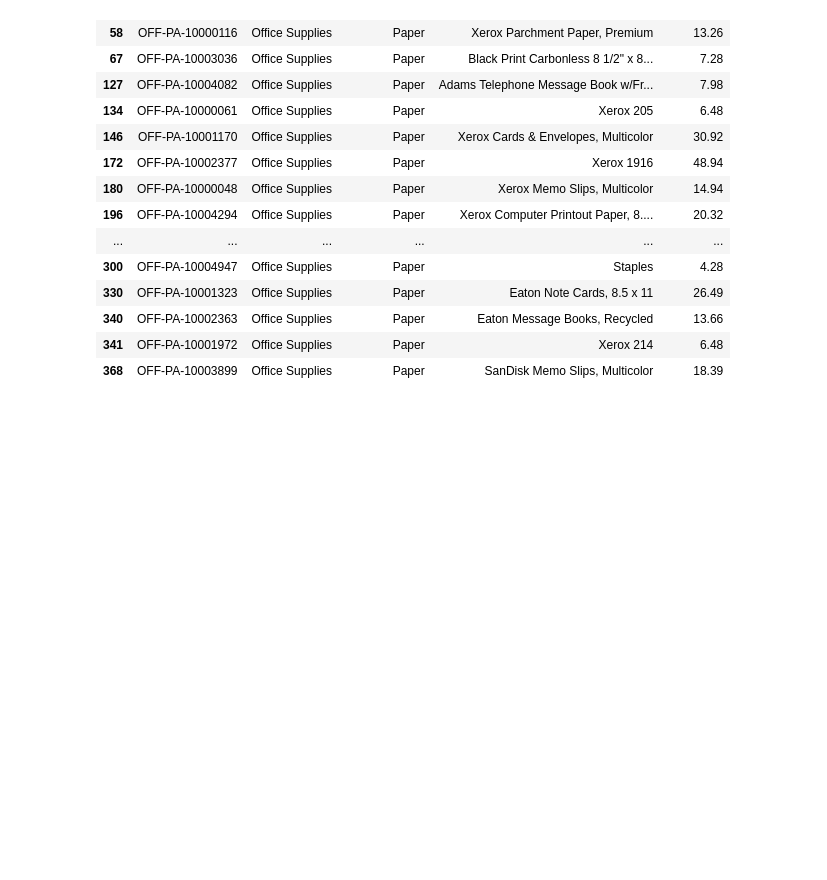
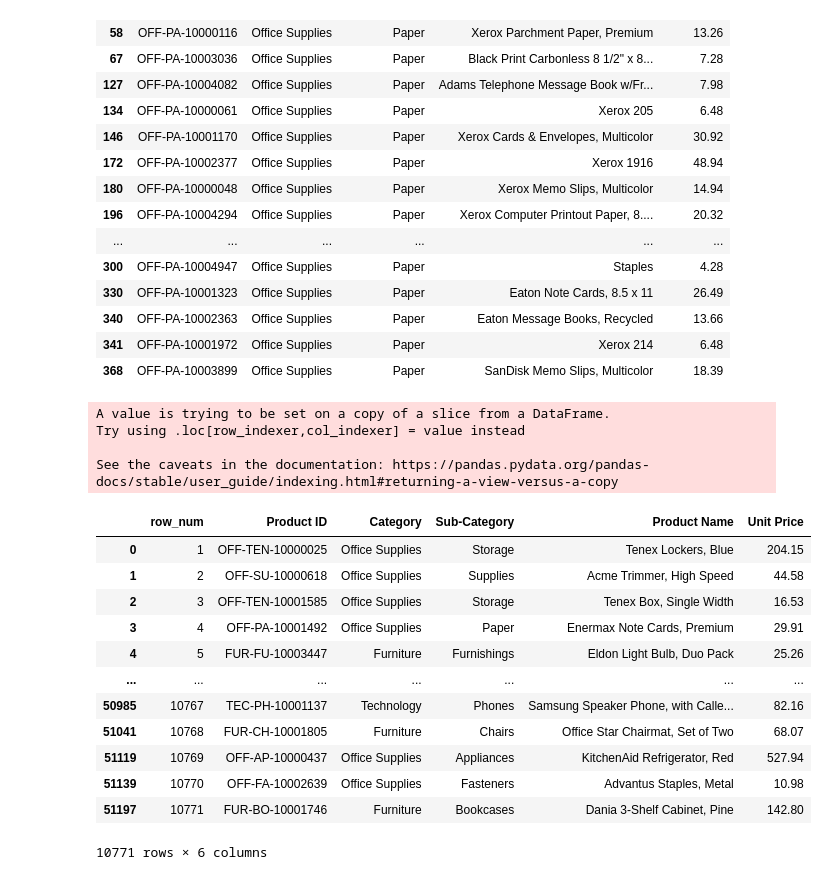
Before and after one commit to YaaanW/superstore, a Jupyter notebook: Product_info_summary.ipynb, the cells around one changed output. Saved outputs shown, nothing was run; the diff lists cells and outputs as text; code cells hidden in the pictures; blank space fills up the shorter version.

```diff
--- a/Product_info_summary.ipynb
+++ b/Product_info_summary.ipynb
@@ -141,3 +141,25 @@ data1[data1['Sub-Category'] == 'Paper'].head(20)
 | 340 | OFF-PA-10002363 | Office Supplies | Paper | Eaton Message Books, Recycled | 13.66 |
 | 341 | OFF-PA-10001972 | Office Supplies | Paper | Xerox 214 | 6.48 |
 | 368 | OFF-PA-10003899 | Office Supplies | Paper | SanDisk Memo Slips, Multicolor | 18.39 |
+# %%
+data1.insert(loc=0, column='row_num', value=np.arange(len(data1)))
+data1['row_num']=data1['row_num']+1
+data1
+# %% [output]
+A value is trying to be set on a copy of a slice from a DataFrame.
+Try using .loc[row_indexer,col_indexer] = value instead
+
+See the caveats in the documentation: https://pandas.pydata.org/pandas-docs/stable/user_guide/indexing.html#returning-a-view-versus-a-copy
+|  | row_num | Product ID | Category | Sub-Category | Product Name | Unit Price |
+| 0 | 1 | OFF-TEN-10000025 | Office Supplies | Storage | Tenex Lockers, Blue | 204.15 |
+| 1 | 2 | OFF-SU-10000618 | Office Supplies | Supplies | Acme Trimmer, High Speed | 44.58 |
+| 2 | 3 | OFF-TEN-10001585 | Office Supplies | Storage | Tenex Box, Single Width | 16.53 |
+| 3 | 4 | OFF-PA-10001492 | Office Supplies | Paper | Enermax Note Cards, Premium | 29.91 |
+| 4 | 5 | FUR-FU-10003447 | Furniture | Furnishings | Eldon Light Bulb, Duo Pack | 25.26 |
+| ... | ... | ... | ... | ... | ... | ... |
+| 50985 | 10767 | TEC-PH-10001137 | Technology | Phones | Samsung Speaker Phone, with Calle... | 82.16 |
+| 51041 | 10768 | FUR-CH-10001805 | Furniture | Chairs | Office Star Chairmat, Set of Two | 68.07 |
+| 51119 | 10769 | OFF-AP-10000437 | Office Supplies | Appliances | KitchenAid Refrigerator, Red | 527.94 |
+| 51139 | 10770 | OFF-FA-10002639 | Office Supplies | Fasteners | Advantus Staples, Metal | 10.98 |
+| 51197 | 10771 | FUR-BO-10001746 | Furniture | Bookcases | Dania 3-Shelf Cabinet, Pine | 142.80 |
+10771 rows × 6 columns
```
Also changed, not shown: parts of 2 cells of this notebook.
